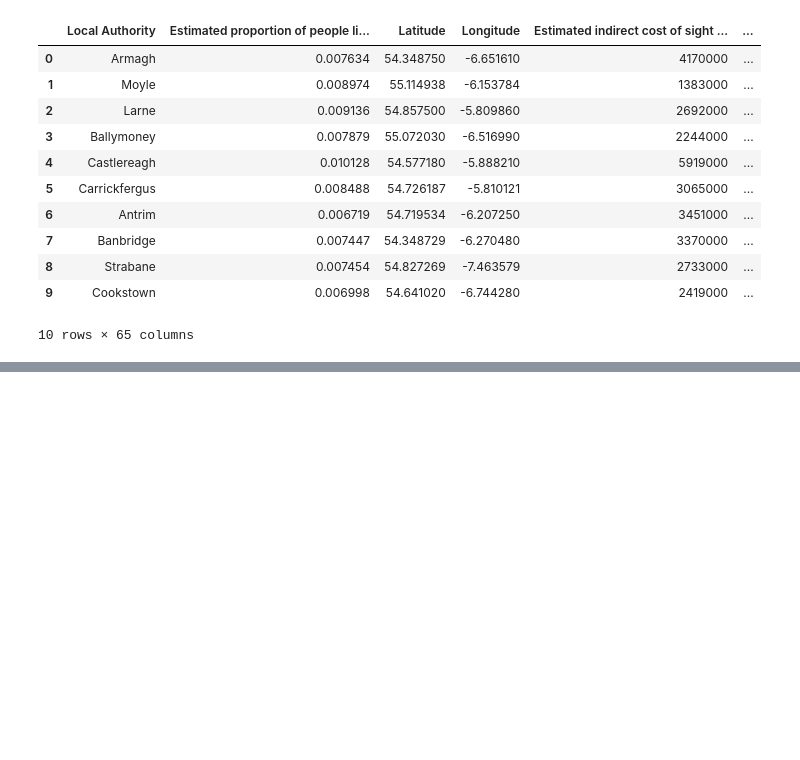
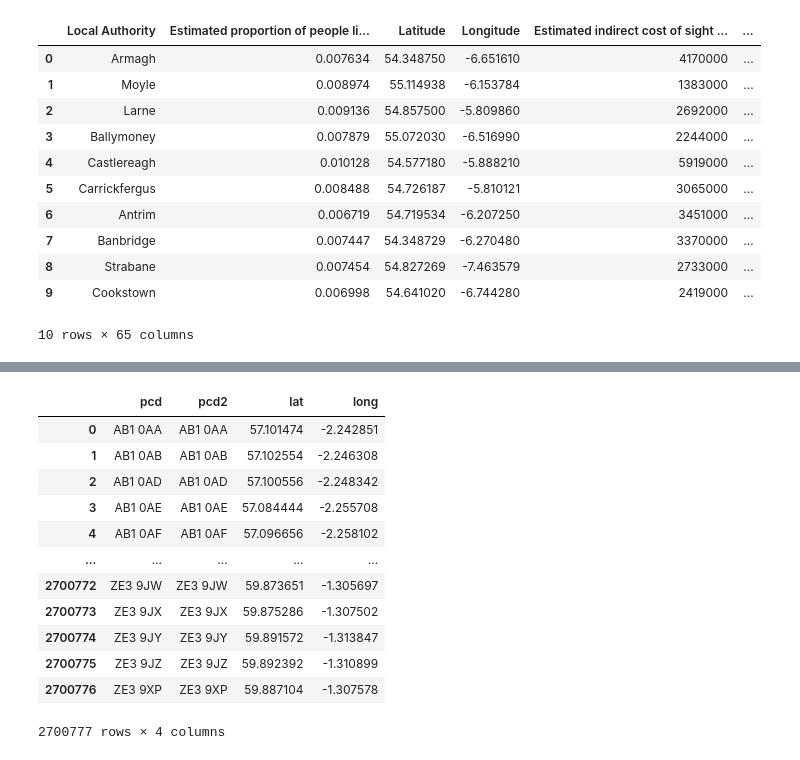
Before and after one commit to EdHodgkinson/nhscommissionimpossible, a Jupyter notebook: model/modelling.ipynb, the cells around one changed output, grey strips where cells are left out. Drawn from its saved outputs; the diff is of its cells as text; code cells hidden in the pictures; blank space fills up the shorter version.

```diff
--- a/model/modelling.ipynb
+++ b/model/modelling.ipynb
@@ -122 +105,19 @@ duckdb.sql("""SELECT * FROM nhs_postcodes_2 WHERE post_code ILIKE 'TQ2'""")
+# %%
+pc_ll_csv = duckdb.read_csv('../data/cleansed/ons_postcodes_latlong.csv')
+pc_ll_df = duckdb.sql("""SELECT * FROM pc_ll_csv""")
+pc_ll_df.df()
+# %% [output]
+|  | pcd | pcd2 | lat | long |
+| 0 | AB1 0AA | AB1 0AA | 57.101474 | -2.242851 |
+| 1 | AB1 0AB | AB1 0AB | 57.102554 | -2.246308 |
+| 2 | AB1 0AD | AB1 0AD | 57.100556 | -2.248342 |
+| 3 | AB1 0AE | AB1 0AE | 57.084444 | -2.255708 |
+| 4 | AB1 0AF | AB1 0AF | 57.096656 | -2.258102 |
+| ... | ... | ... | ... | ... |
+| 2700772 | ZE3 9JW | ZE3 9JW | 59.873651 | -1.305697 |
+| 2700773 | ZE3 9JX | ZE3 9JX | 59.875286 | -1.307502 |
+| 2700774 | ZE3 9JY | ZE3 9JY | 59.891572 | -1.313847 |
+| 2700775 | ZE3 9JZ | ZE3 9JZ | 59.892392 | -1.310899 |
+| 2700776 | ZE3 9XP | ZE3 9XP | 59.887104 | -1.307578 |
+2700777 rows × 4 columns
 # %%
```
Also changed, not shown: parts of 4 cells of this notebook, 6 other files.
